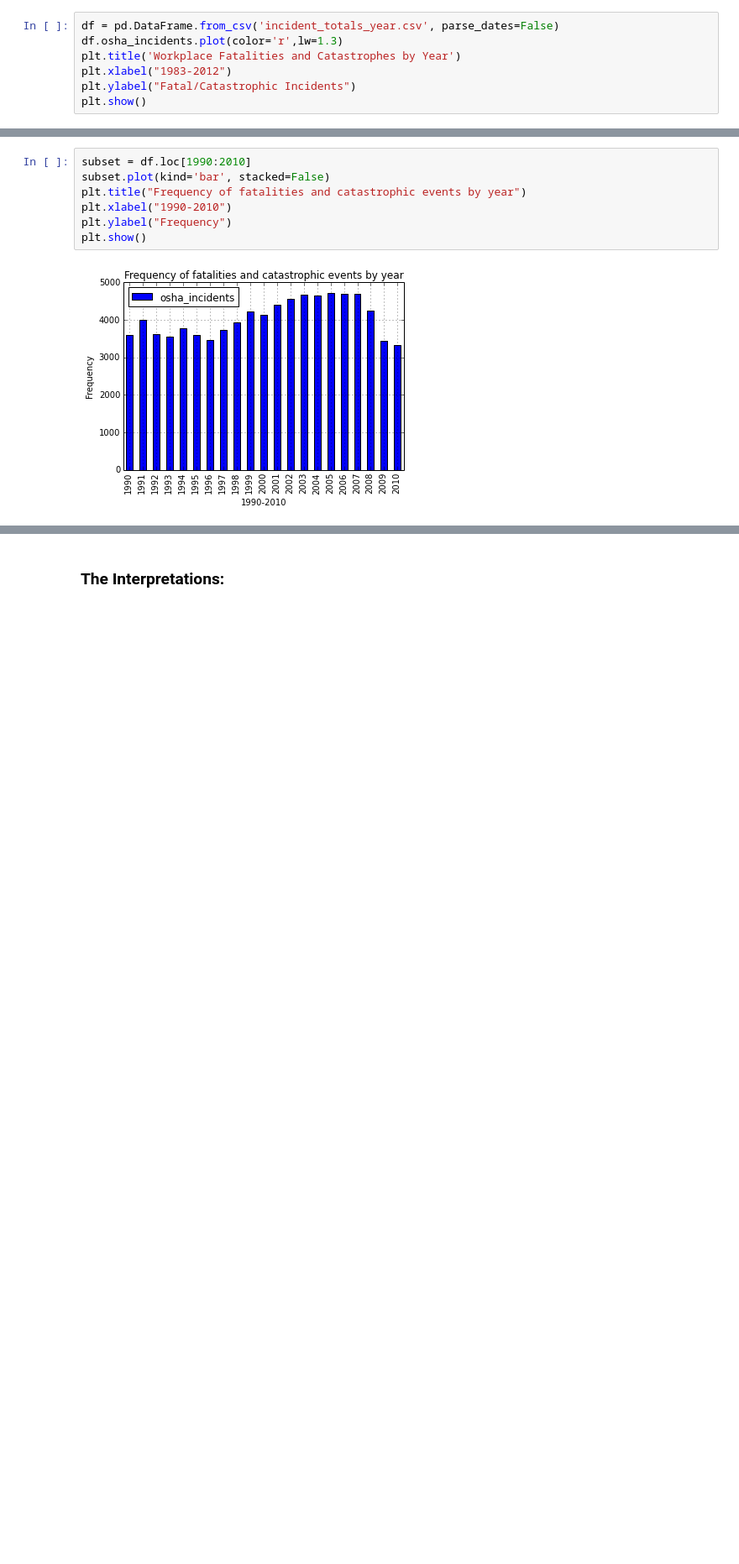
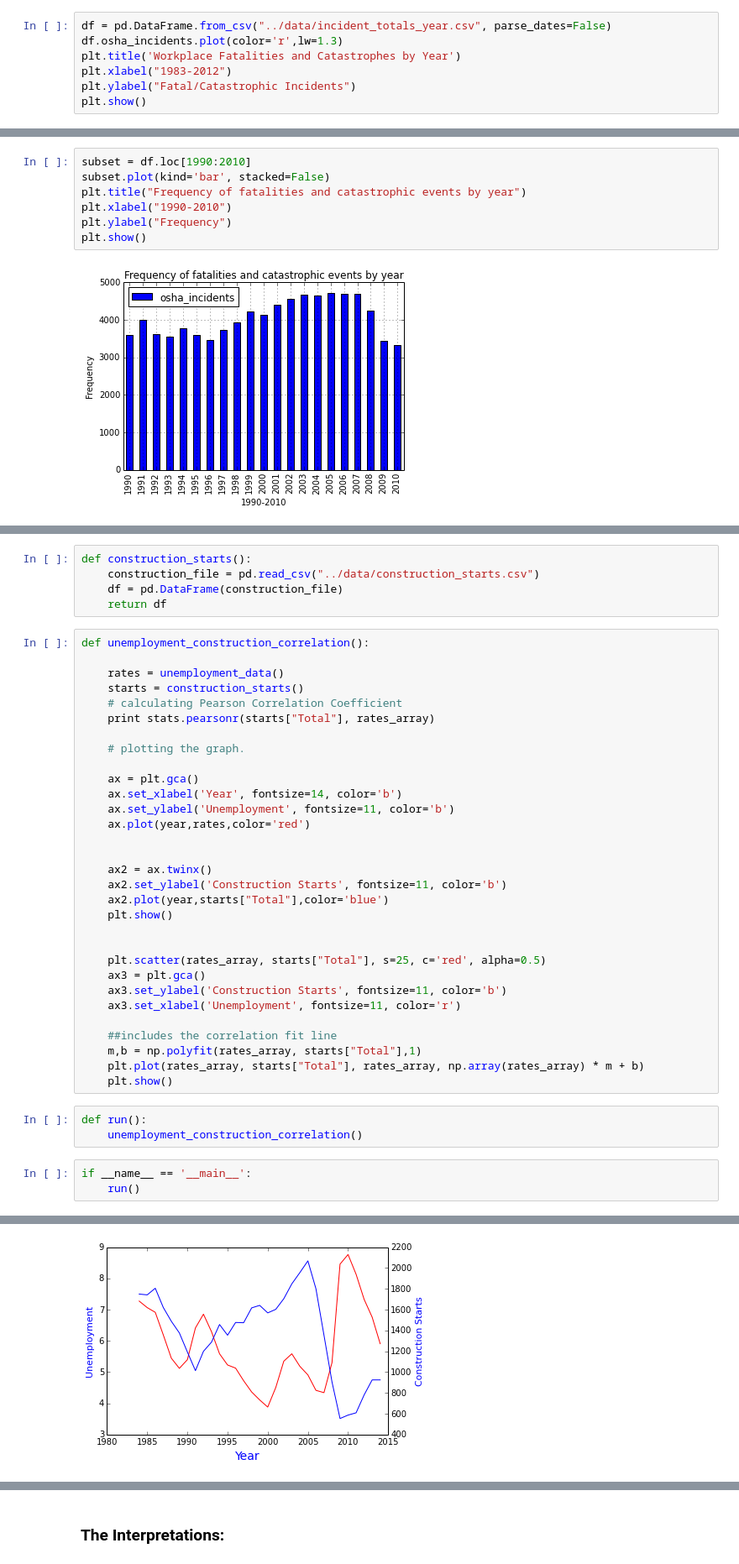
Before and after one commit to rebeccabilbro/capstone, a Jupyter notebook: osha/index.ipynb, the cells around one changed output, grey strips where cells are left out. Shown: that part at 84% size. Saved outputs shown, nothing was run; the diff lists cells and outputs as text; blank space fills up the shorter version.

```diff
--- a/osha/index.ipynb
+++ b/osha/index.ipynb
@@ -62,5 +59,5 @@ oshadata[:5]
 # %%
-df = pd.DataFrame.from_csv('incident_totals_year.csv', parse_dates=False)
+df = pd.DataFrame.from_csv("../data/incident_totals_year.csv", parse_dates=False)
 df.osha_incidents.plot(color='r',lw=1.3)
 plt.title('Workplace Fatalities and Catastrophes by Year')
 plt.xlabel("1983-2012")
@@ -134,0 +179,43 @@ plt.show()
+# %%
+def construction_starts():
+    construction_file = pd.read_csv("../data/construction_starts.csv")
+    df = pd.DataFrame(construction_file)
+    return df
+# %%
+def unemployment_construction_correlation():
+
+    rates = unemployment_data()
+    starts = construction_starts()
+    # calculating Pearson Correlation Coefficient
+    print stats.pearsonr(starts["Total"], rates_array)
+
+    # plotting the graph.
+
+    ax = plt.gca()
+    ax.set_xlabel('Year', fontsize=14, color='b')
+    ax.set_ylabel('Unemployment', fontsize=11, color='b')
+    ax.plot(year,rates,color='red')
+
+
+    ax2 = ax.twinx()
+    ax2.set_ylabel('Construction Starts', fontsize=11, color='b')
+    ax2.plot(year,starts["Total"],color='blue')
+    plt.show()
+
+
+    plt.scatter(rates_array, starts["Total"], s=25, c='red', alpha=0.5)
+    ax3 = plt.gca()
+    ax3.set_ylabel('Construction Starts', fontsize=11, color='b')
+    ax3.set_xlabel('Unemployment', fontsize=11, color='r')
+
+    ##includes the correlation fit line
+    m,b = np.polyfit(rates_array, starts["Total"],1)
+    plt.plot(rates_array, starts["Total"], rates_array, np.array(rates_array) * m + b)
+    plt.show()
+# %%
+def run():
+    unemployment_construction_correlation()
+# %%
+if __name__ == '__main__':
+    run()
+# %% [output]
@@ -134,0 +223 @@ plt.show()
+[figure, added]
```
Also changed, not shown: parts of 55 cells of this notebook, 2 other files.
